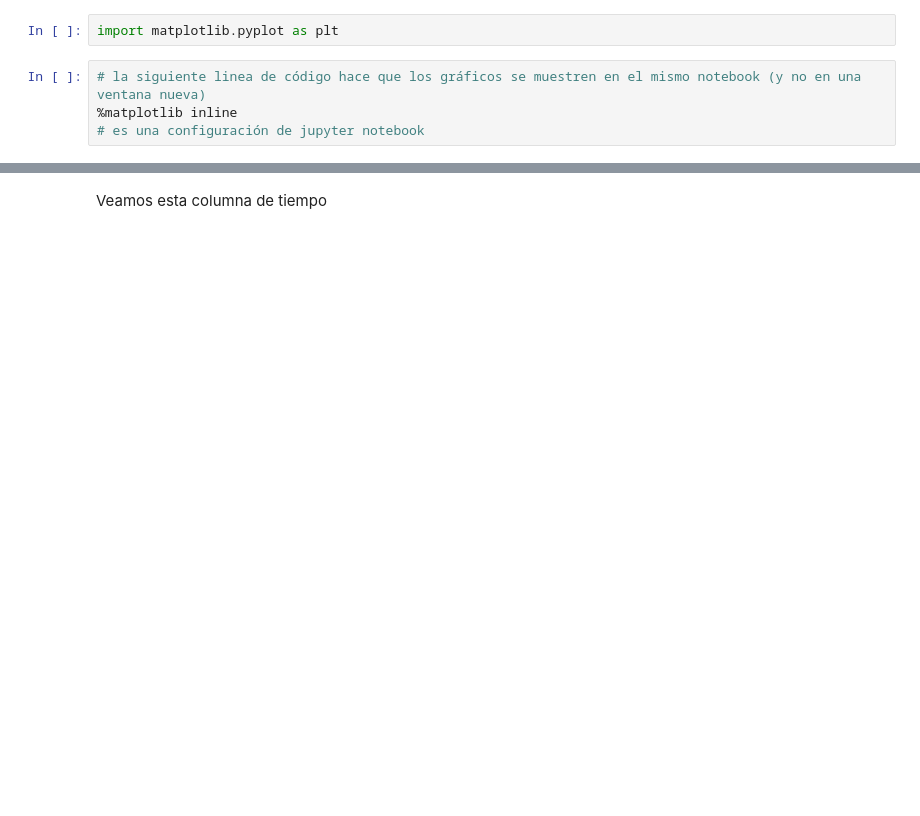
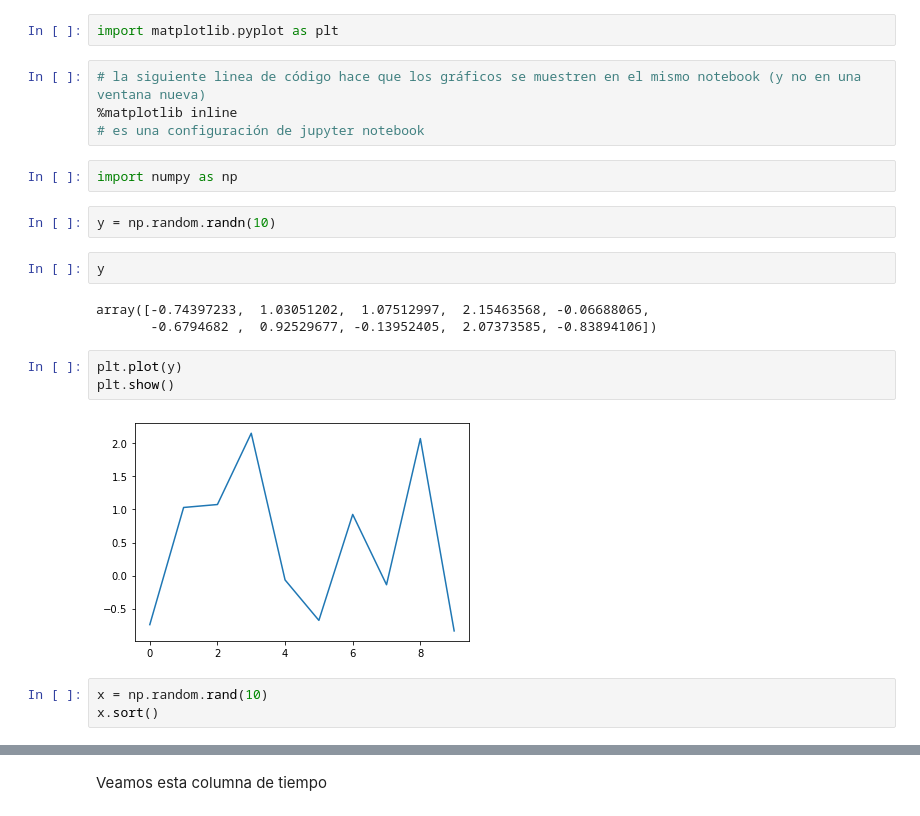
Before and after one commit to BelenMichel/PythonParaEconomistas2022, a Jupyter notebook: Clase3/PythEcon2022_c3.ipynb, the cells around one changed output, grey strips where cells are left out. Saved outputs shown, nothing was run; the diff lists cells and outputs as text; blank space fills up the shorter version.

```diff
--- a/Clase3/PythEcon2022_c3.ipynb
+++ b/Clase3/PythEcon2022_c3.ipynb
@@ -179,3 +384,20 @@ import matplotlib.pyplot as plt
 # la siguiente linea de código hace que los gráficos se muestren en el mismo notebook (y no en una ventana nueva)
 %matplotlib inline
 # es una configuración de jupyter notebook
+# %%
+import numpy as np
+# %%
+y = np.random.randn(10)
+# %%
+y
+# %% [output]
+array([-0.74397233,  1.03051202,  1.07512997,  2.15463568, -0.06688065,
+       -0.6794682 ,  0.92529677, -0.13952405,  2.07373585, -0.83894106])
+# %%
+plt.plot(y)
+plt.show()
+# %% [output]
+[figure, added]
+# %%
+x = np.random.rand(10)
+x.sort()
```
Also changed, not shown: parts of 43 cells of this notebook, 1 other file.
